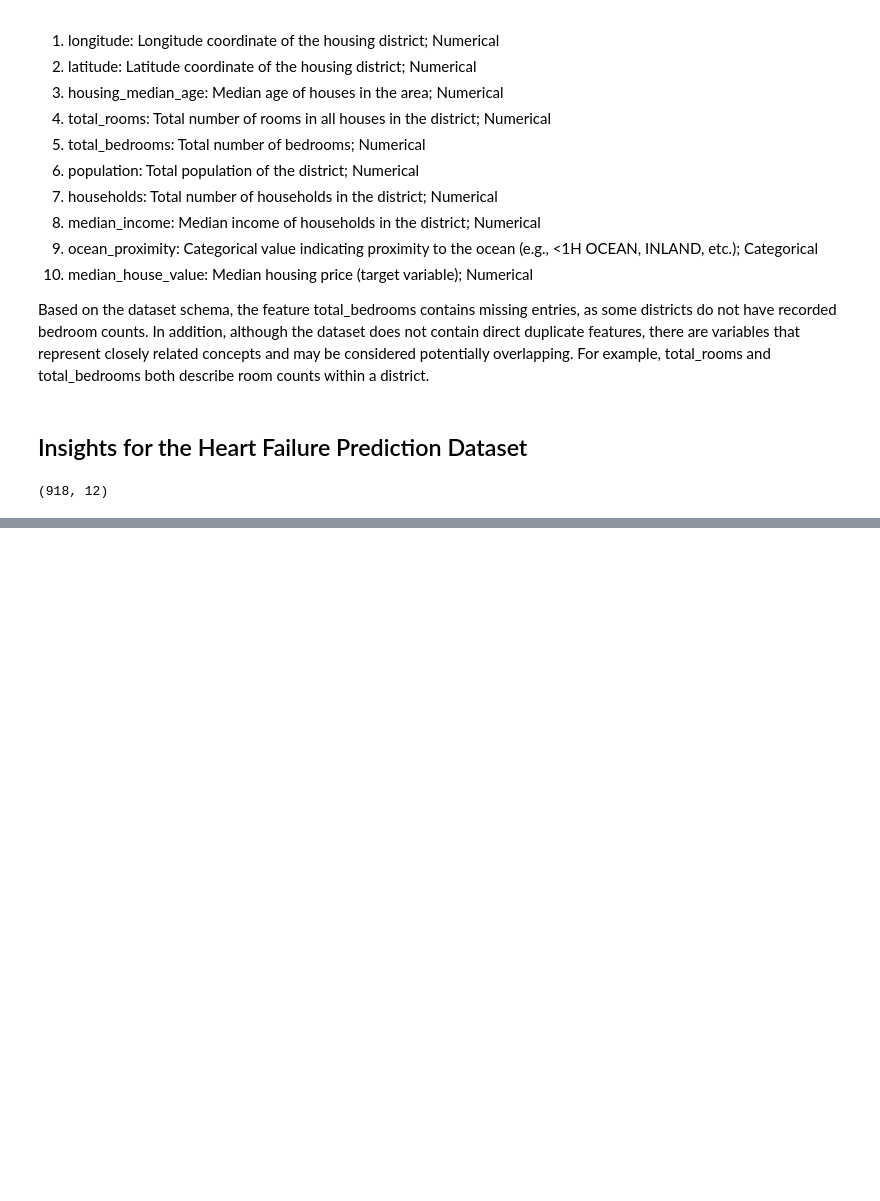
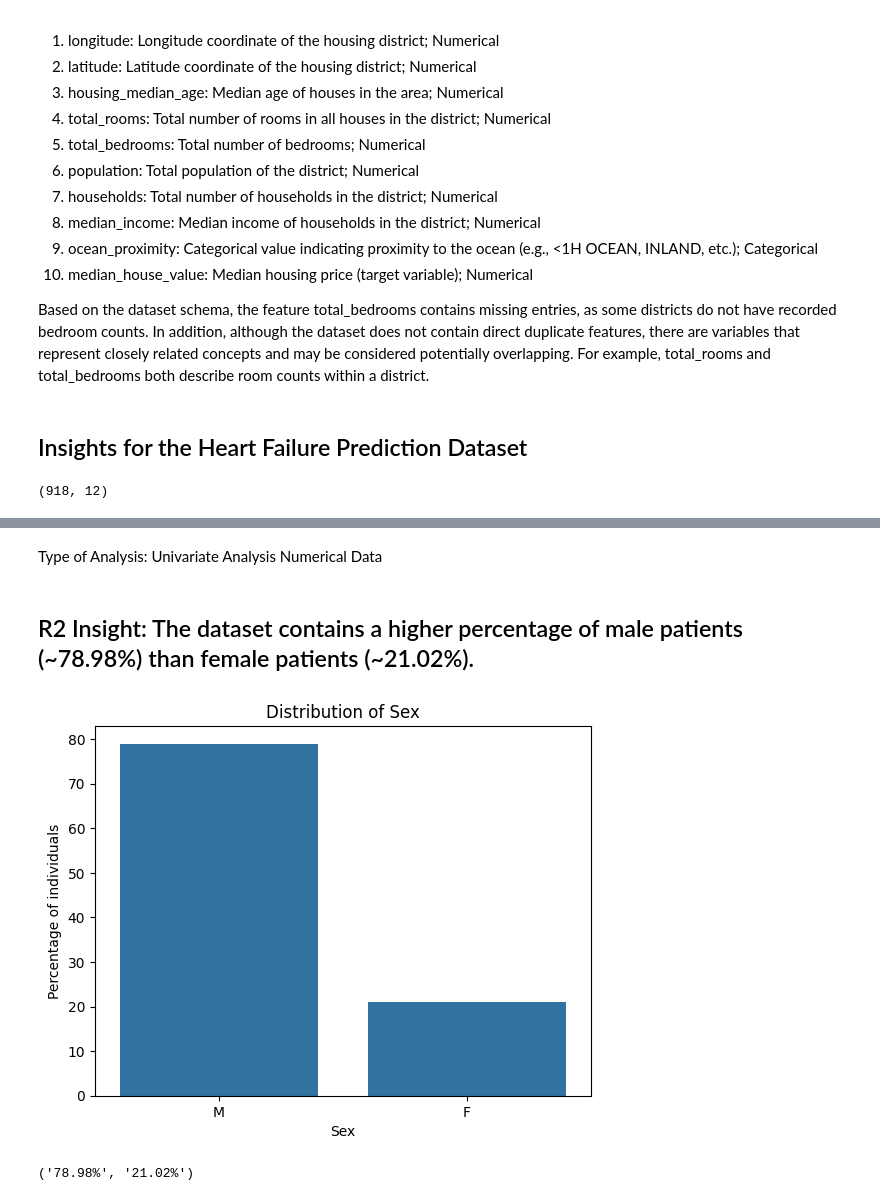
Before and after one commit to michaelmassaad02/CSI4142_Assignment1, a Jupyter notebook: CSI4142-Assignment1.ipynb, the cells around one changed output, grey strips where cells are left out. Saved outputs shown, nothing was run; the diff lists cells and outputs as text; code cells hidden in the pictures; blank space fills up the shorter version.

```diff
--- a/CSI4142-Assignment1.ipynb
+++ b/CSI4142-Assignment1.ipynb
@@ -82,0 +104,21 @@ heart_failure.shape
+# %% [markdown]
+Type of Analysis: Univariate Analysis Numerical Data
+# %% [markdown]
+## R2 Insight: The dataset contains a higher percentage of male patients (~78.98%) than female patients (~21.02%).
+# %%
+sns.countplot(data=heart_failure, x="Sex", stat = "percent")
+
+plt.title("Distribution of Sex")
+plt.ylabel("Percentage of individuals")
+plt.show()
+# %% [output]
+[figure, added]
+# %%
+sex_percent = heart_failure["Sex"].value_counts(normalize=True) * 100
+
+male_pct = f"{sex_percent['M']:.2f}%"
+female_pct = f"{sex_percent['F']:.2f}%"
+
+male_pct, female_pct
+# %% [output]
+('78.98%', '21.02%')
```
Also changed, not shown: parts of 28 cells of this notebook.
